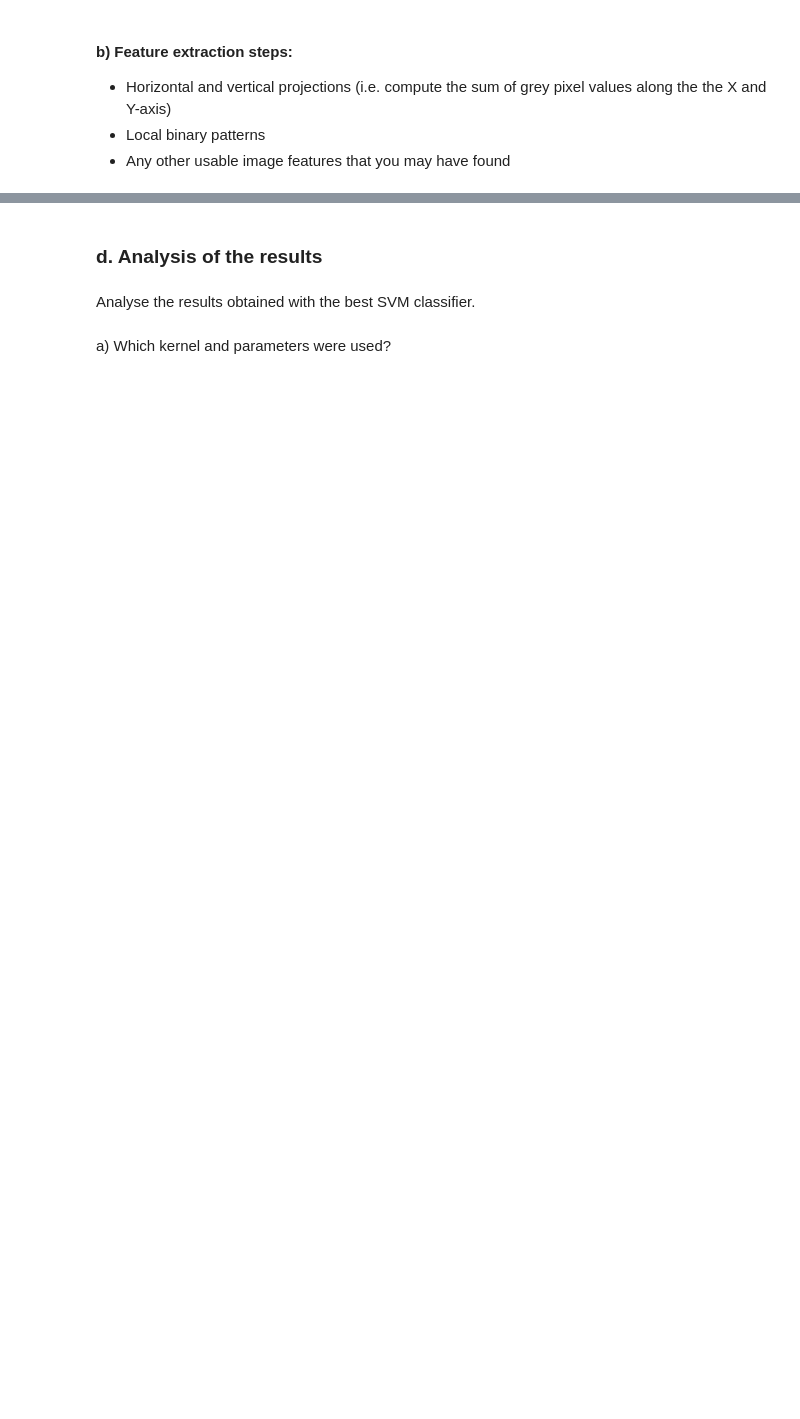
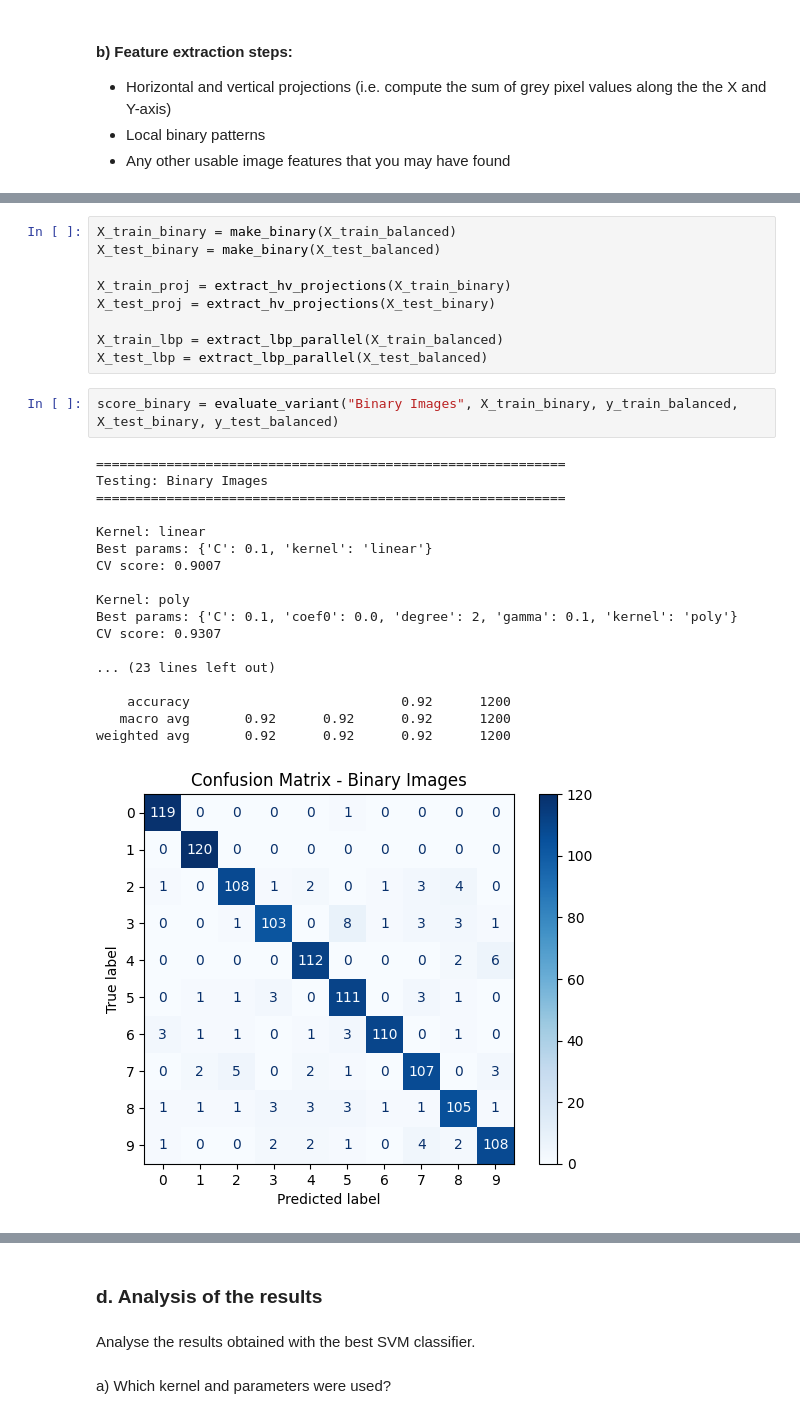
Before and after one commit to evarayHEIG/machle_labs, a Jupyter notebook: pw7/ex1-digit-classification/ex1-digit-classification-stud.ipynb, the cells around one changed output, grey strips where cells are left out. Cells and saved outputs as stored; diff of their text form; blank space fills up the shorter version.

```diff
--- a/pw7/ex1-digit-classification/ex1-digit-classification-stud.ipynb
+++ b/pw7/ex1-digit-classification/ex1-digit-classification-stud.ipynb
@@ -265,0 +354,30 @@ Analyse the impact of the classification performances using the following prepro
+# %%
+X_train_binary = make_binary(X_train_balanced)
+X_test_binary = make_binary(X_test_balanced)
+
+X_train_proj = extract_hv_projections(X_train_binary)
+X_test_proj = extract_hv_projections(X_test_binary)
+
+X_train_lbp = extract_lbp_parallel(X_train_balanced)
+X_test_lbp = extract_lbp_parallel(X_test_balanced)
+# %%
+score_binary = evaluate_variant("Binary Images", X_train_binary, y_train_balanced, X_test_binary, y_test_balanced)
+# %% [output]
+============================================================
+Testing: Binary Images
+============================================================
+
+Kernel: linear
+Best params: {'C': 0.1, 'kernel': 'linear'}
+CV score: 0.9007
+
+Kernel: poly
+Best params: {'C': 0.1, 'coef0': 0.0, 'degree': 2, 'gamma': 0.1, 'kernel': 'poly'}
+CV score: 0.9307
+
+... (23 lines left out)
+
+    accuracy                           0.92      1200
+   macro avg       0.92      0.92      0.92      1200
+weighted avg       0.92      0.92      0.92      1200
+[figure, added]
```
Also changed, not shown: parts of 11 cells of this notebook.
